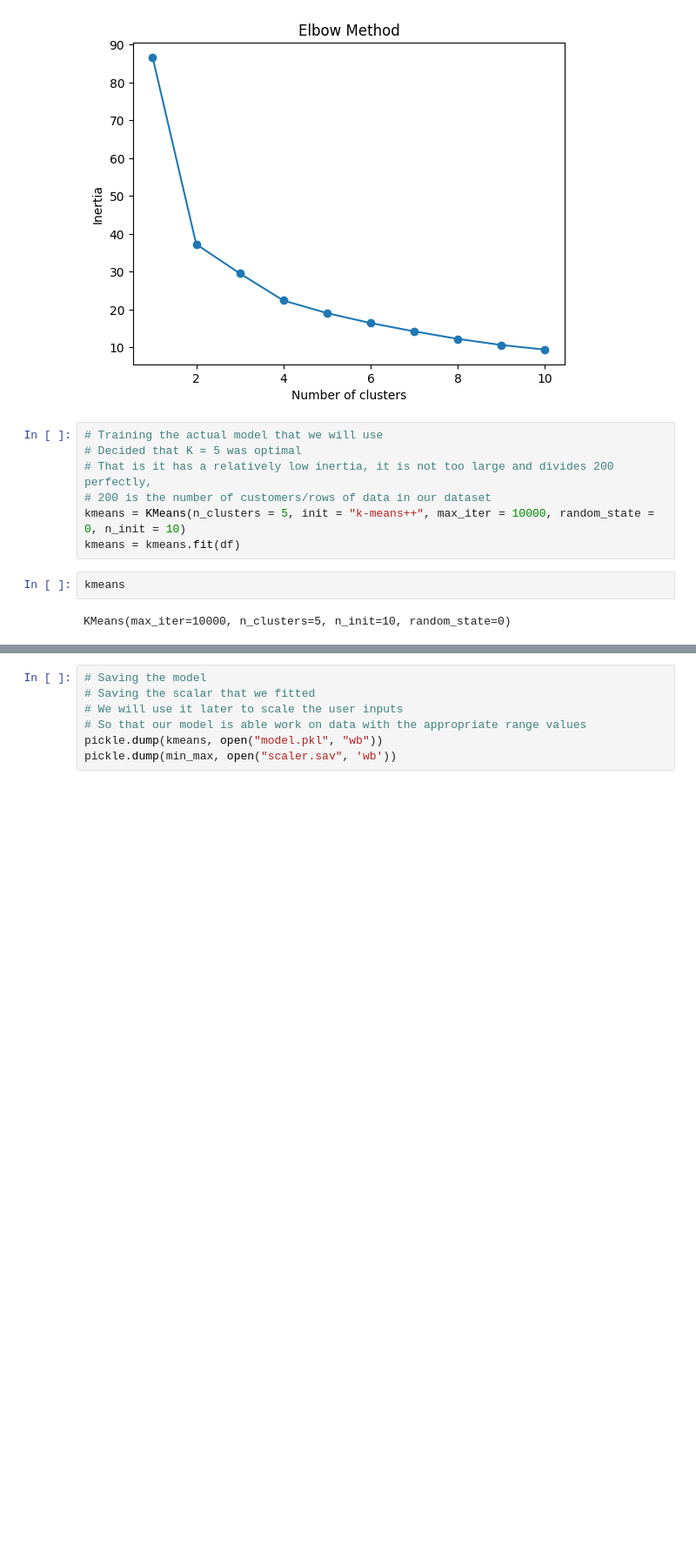
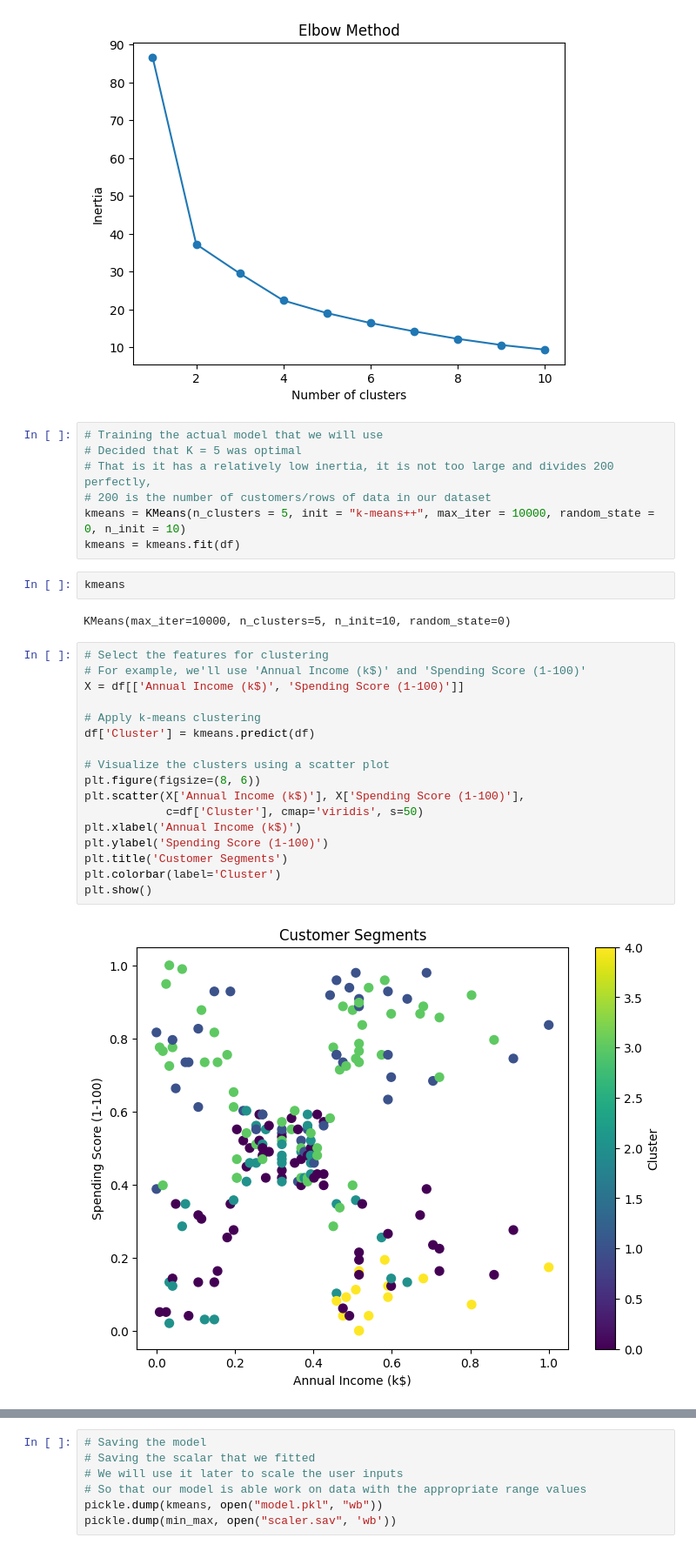
Before and after one commit to CodeTitanium/streamlit_mall_customers_project, a Jupyter notebook: model_training.ipynb, the cells around one changed output, grey strips where cells are left out. Shown: that part at 87% size. Cells and saved outputs as stored; diff of their text form; blank space fills up the shorter version.

Commit message:
Added some visualisations for the clusters

```diff
--- a/model_training.ipynb
+++ b/model_training.ipynb
@@ -274,3 +274,22 @@ kmeans = kmeans.fit(df)
 kmeans
 # %% [output]
 KMeans(max_iter=10000, n_clusters=5, n_init=10, random_state=0)
+# %%
+# Select the features for clustering
+# For example, we'll use 'Annual Income (k$)' and 'Spending Score (1-100)'
+X = df[['Annual Income (k$)', 'Spending Score (1-100)']]
+
+# Apply k-means clustering
+df['Cluster'] = kmeans.predict(df)
+
+# Visualize the clusters using a scatter plot
+plt.figure(figsize=(8, 6))
+plt.scatter(X['Annual Income (k$)'], X['Spending Score (1-100)'],
+            c=df['Cluster'], cmap='viridis', s=50)
+plt.xlabel('Annual Income (k$)')
+plt.ylabel('Spending Score (1-100)')
+plt.title('Customer Segments')
+plt.colorbar(label='Cluster')
+plt.show()
+# %% [output]
+[figure, added]
```
Also changed, not shown: parts of 1 cell of this notebook.
